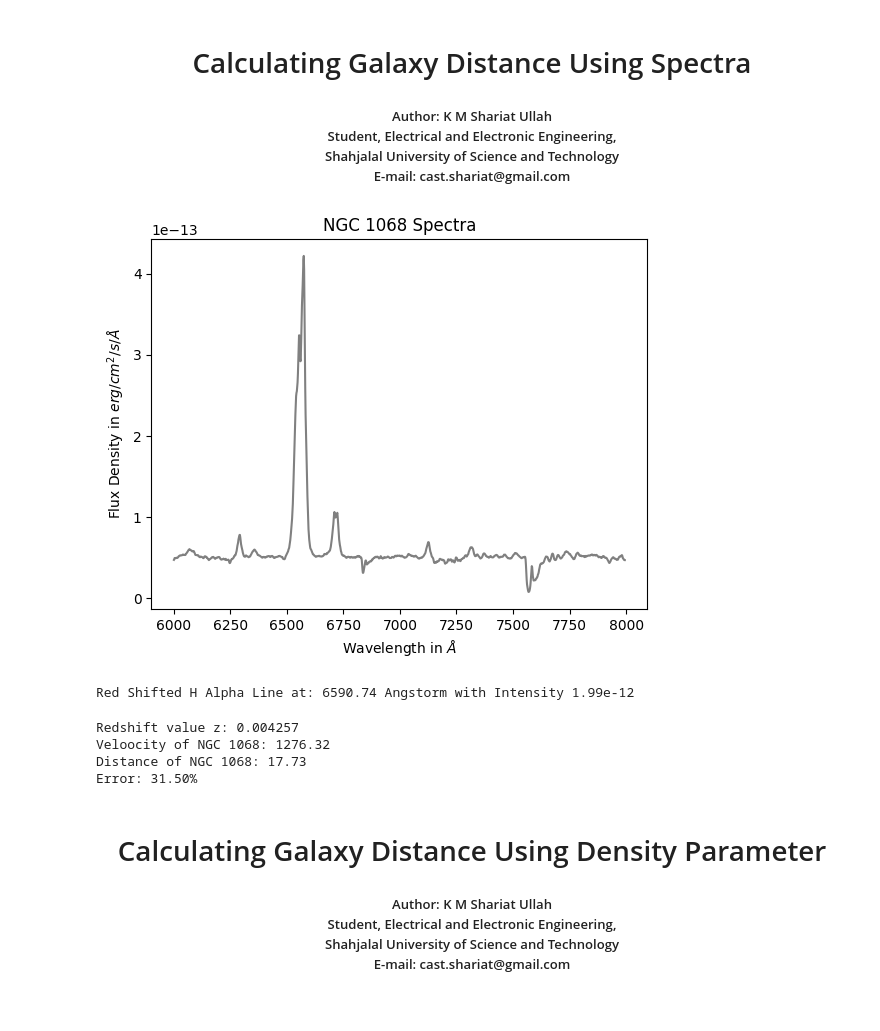
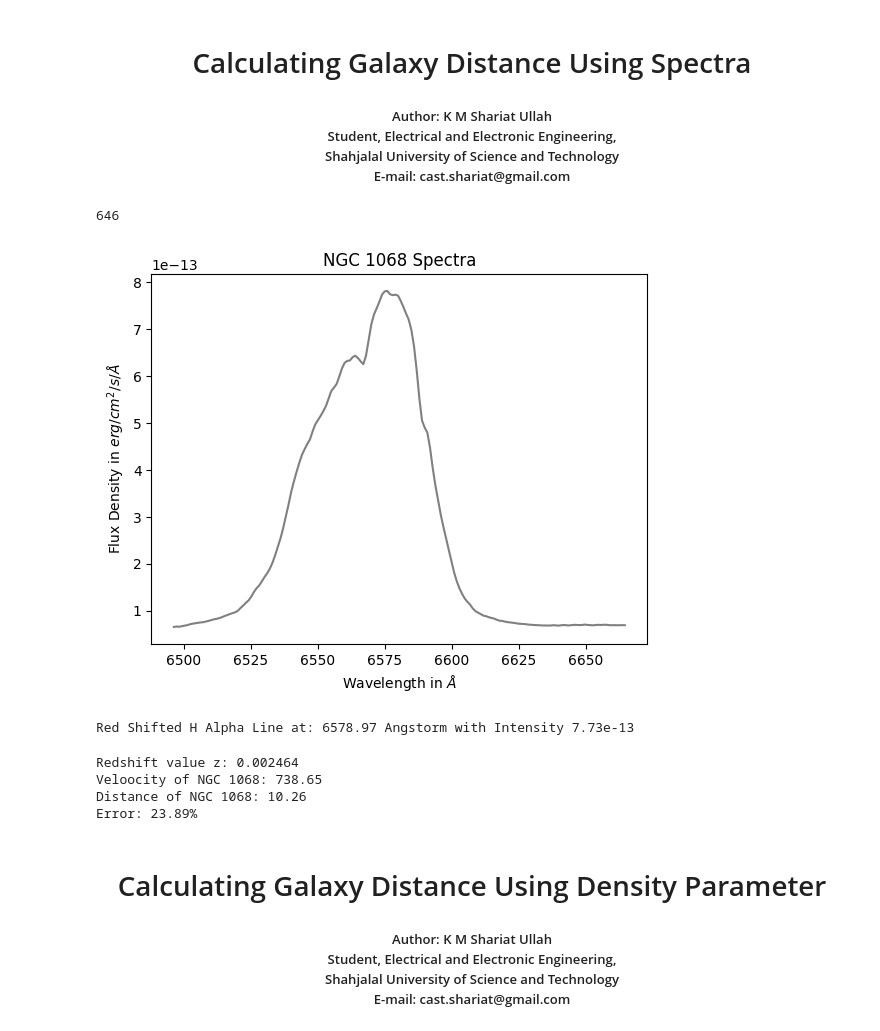
Before and after one commit to camsustResearchProject/Astronomy-Project-for-Amateurs, a Jupyter notebook: 11thCommitteeProjects/Project_1/NGC_1068.ipynb, the cells around one changed output. Drawn from its saved outputs; the diff is of its cells as text; code cells hidden in the pictures.

Commit message:
reduced error

```diff
--- a/11thCommitteeProjects/Project_1/NGC_1068.ipynb
+++ b/11thCommitteeProjects/Project_1/NGC_1068.ipynb
@@ -14,29 +14,30 @@ from scipy.signal import find_peaks
 # %%
 # load dataset
 data = pd.read_csv('NGC_1068.csv')
 
 # slicing to get the H alpha line
-wave = data.wavelength
-intensity = data.intensity
-
+wave = data.wavelength[280:450]
+intensity = data.intensity[280:450]
+print(len(data))
 plt.plot(wave, intensity, color='gray')
 plt.title('NGC 1068 Spectra')
 plt.xlabel('Wavelength in $\\AA$')
 plt.ylabel('Flux Density in $erg/cm^2/s/\\AA$')
 plt.show()
 # %% [output]
+646
-[figure, old version]
+[figure, new version]
 # %%
 # finding the red shifted wavelenght at which H alpha line peaks
 
-x = find_peaks(intensity, height=1.9e-12)
-print(f"Red Shifted H Alpha Line at: {wave[1000+x[0][0]]} Angstorm with Intensity {intensity[1000+x[0][0]]}")
+x = find_peaks(intensity, height=7e-13)
+print(f"Red Shifted H Alpha Line at: {wave[280+x[0][1]]} Angstorm with Intensity {intensity[280+x[0][1]]}")
 # %% [output]
-Red Shifted H Alpha Line at: 6590.74 Angstorm with Intensity 1.99e-12
+Red Shifted H Alpha Line at: 6578.97 Angstorm with Intensity 7.73e-13
 # %%
 # calculating red shift value
 
-wave_obs = 6590.74              # angstorm
+wave_obs = 6578.97              # angstorm
 wave_src = 6562.8               # angstorm
 
 z = (wave_obs-wave_src)/wave_src
@@ -60,14 +61,14 @@ d_spectra = v / H_0
 print(f"Distance of NGC 1068: {d_spectra:0.2f}")
 
 # calculating error
-error = (d_spectra-d_act)/d_act * 100
+error = (d_act - d_spectra)/d_act * 100
 
 print(f"Error: {error:0.2f}%")
 # %% [output]
-Redshift value z: 0.004257
-Veloocity of NGC 1068: 1276.32
-Distance of NGC 1068: 17.73
-Error: 31.50%
+Redshift value z: 0.002464
+Veloocity of NGC 1068: 738.65
+Distance of NGC 1068: 10.26
+Error: 23.89%
 # %% [markdown]
 <h1 align ='center'>Calculating Galaxy Distance Using Density Parameter </h1>
 <h5 align = 'center'>
```
Also changed, not shown: parts of 2 cells of this notebook.
